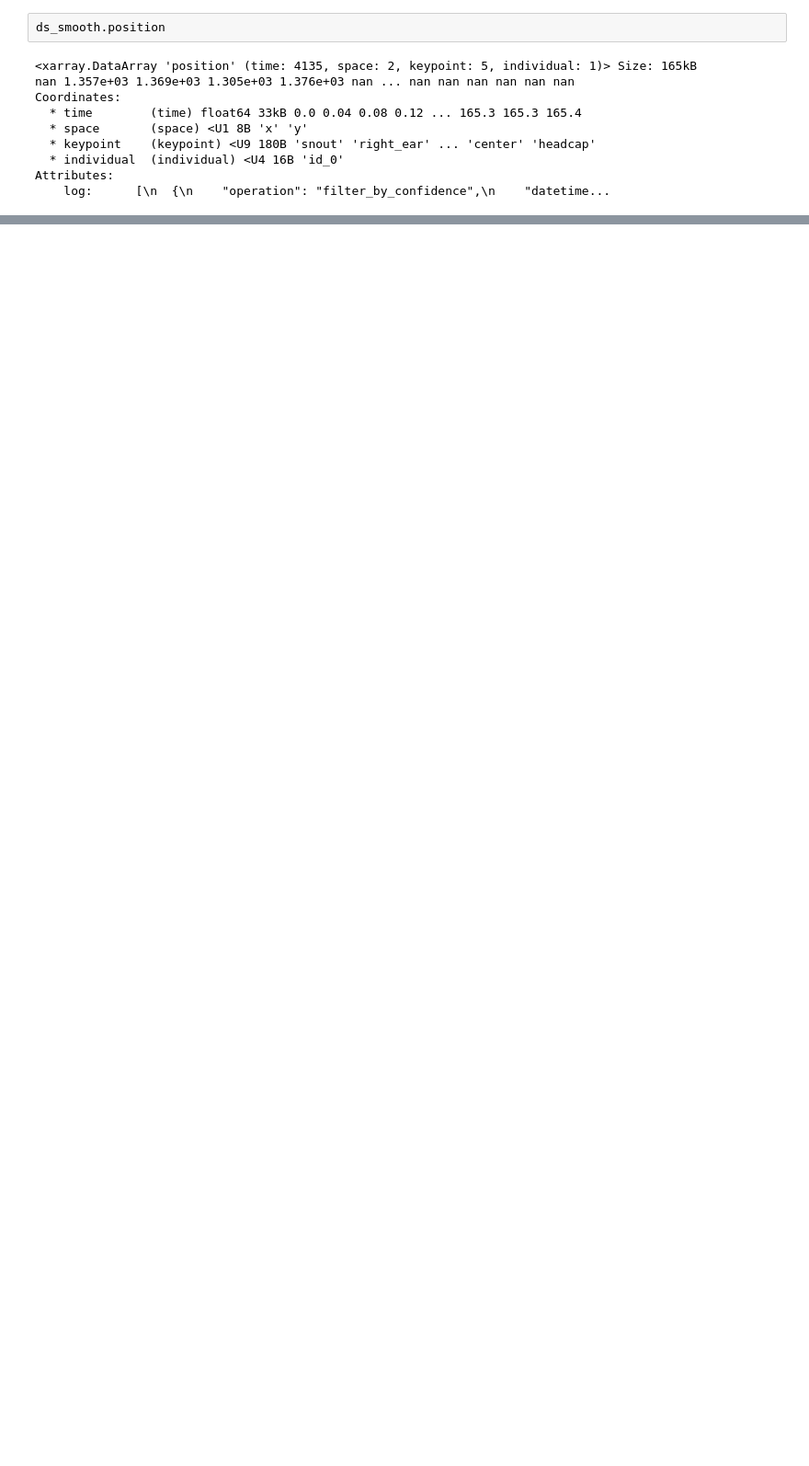
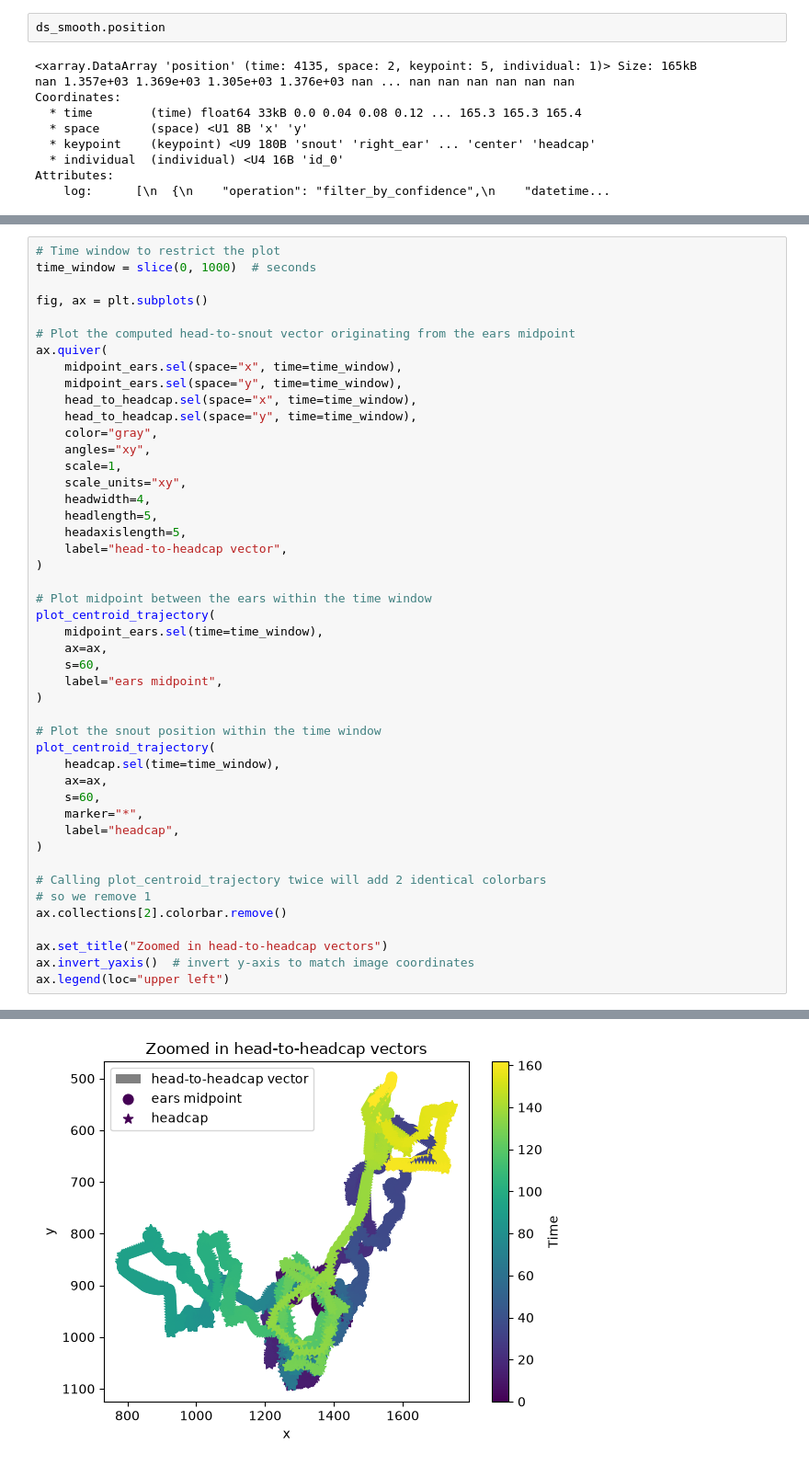
Before and after one commit to SaraMarcoccia/Prototype-for-integrating-movement-SpikeInterface-and-pynapple-OSSS2026-, a Jupyter notebook: HeadCentroid_Directory.ipynb, the cells around one changed output, grey strips where cells are left out. Shown at 92% size. Cells and saved outputs as stored; diff of their text form; blank space fills up the shorter version.

```diff
--- a/HeadCentroid_Directory.ipynb
+++ b/HeadCentroid_Directory.ipynb
@@ -210,0 +238,47 @@ AttributeError: 'Dataset' object has no attribute 'frame_path'
+# %%
+# Time window to restrict the plot
+time_window = slice(0, 1000)  # seconds
+
+fig, ax = plt.subplots()
+
+# Plot the computed head-to-snout vector originating from the ears midpoint
+ax.quiver(
+    midpoint_ears.sel(space="x", time=time_window),
+    midpoint_ears.sel(space="y", time=time_window),
+    head_to_headcap.sel(space="x", time=time_window),
+    head_to_headcap.sel(space="y", time=time_window),
+    color="gray",
+    angles="xy",
+    scale=1,
+    scale_units="xy",
+    headwidth=4,
+    headlength=5,
+    headaxislength=5,
+    label="head-to-headcap vector",
+)
+
+# Plot midpoint between the ears within the time window
+plot_centroid_trajectory(
+    midpoint_ears.sel(time=time_window),
+    ax=ax,
+    s=60,
+    label="ears midpoint",
+)
+
+# Plot the snout position within the time window
+plot_centroid_trajectory(
+    headcap.sel(time=time_window),
+    ax=ax,
+    s=60,
+    marker="*",
+    label="headcap",
+)
+
+# Calling plot_centroid_trajectory twice will add 2 identical colorbars
+# so we remove 1
+ax.collections[2].colorbar.remove()
+
+ax.set_title("Zoomed in head-to-headcap vectors")
+ax.invert_yaxis()  # invert y-axis to match image coordinates
+ax.legend(loc="upper left")
+# %% [output]
@@ -210,0 +286 @@ AttributeError: 'Dataset' object has no attribute 'frame_path'
+[figure, added]
```
Also changed, not shown: parts of 5 cells of this notebook.
